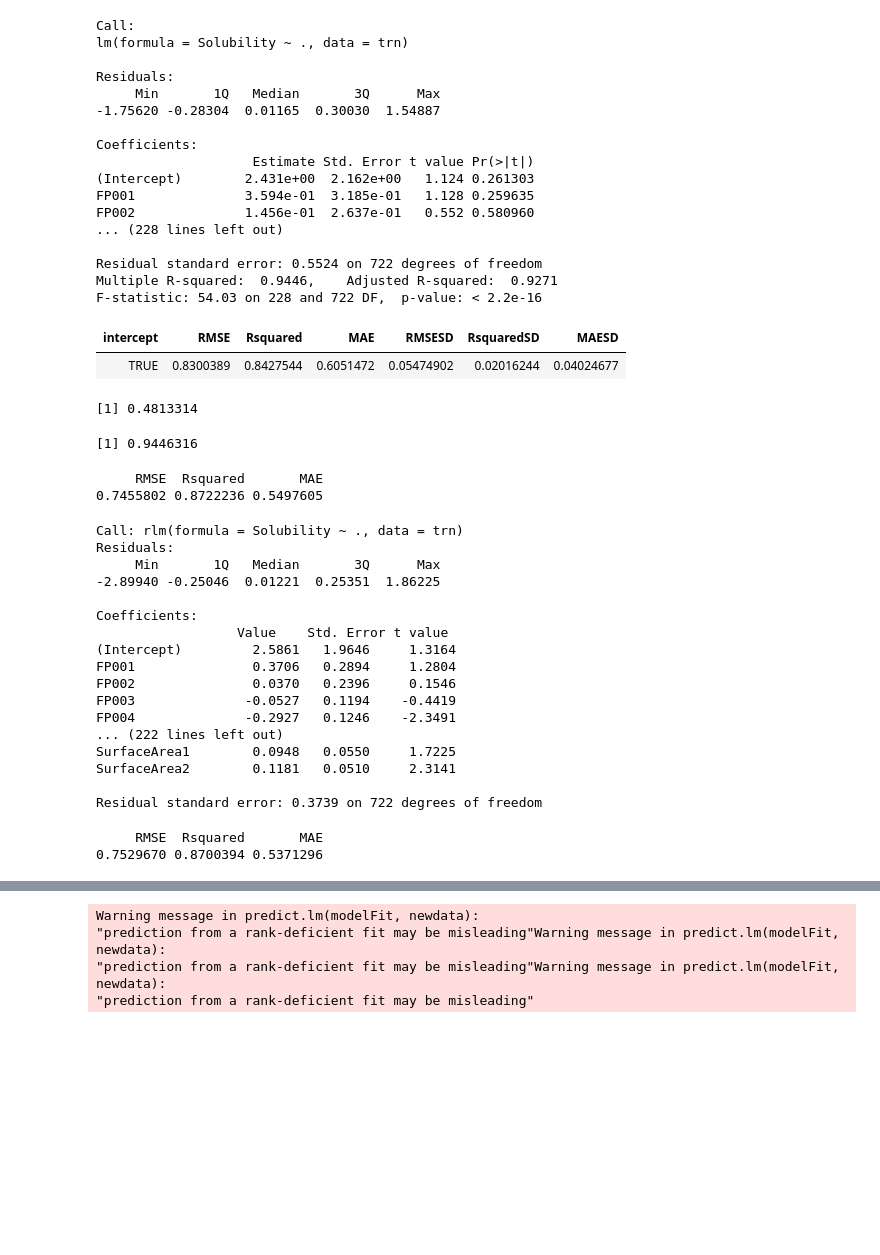
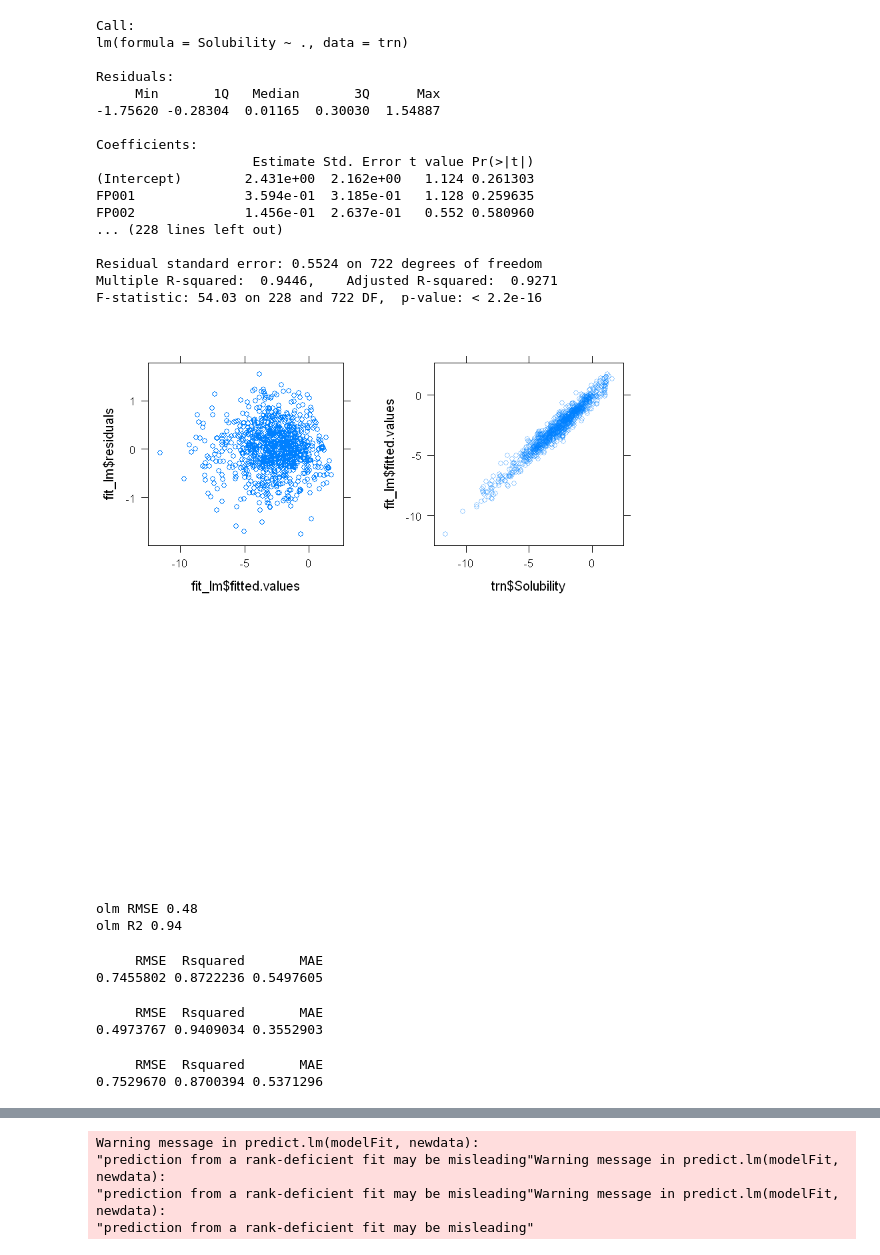
Before and after one commit to Randallzoeng/BookClub, a Jupyter notebook: AppliedPredictiveModeling/Chap. 6 Linear Regression and Its Cousins.ipynb, the cells around one changed output, grey strips where cells are left out. Saved outputs shown, nothing was run; the diff lists cells and outputs as text; code cells hidden in the pictures; blank space fills up the shorter version.

```diff
--- a/AppliedPredictiveModeling/Chap. 6 Linear Regression and Its Cousins.ipynb
+++ b/AppliedPredictiveModeling/Chap. 6 Linear Regression and Its Cousins.ipynb
@@ -134,13 +138,21 @@ FP002              1.456e-01  2.637e-01   0.552 0.580960
 Residual standard error: 0.5524 on 722 degrees of freedom
 Multiple R-squared:  0.9446,    Adjusted R-squared:  0.9271
 F-statistic: 54.03 on 228 and 722 DF,  p-value: < 2.2e-16
+# %%
+library(lattice)
+p1 <- xyplot(fit_lm$residuals~fit_lm$fitted.values)
+p2 <- xyplot(fit_lm$fitted.values~trn$Solubility,alpha=0.4)
+
+library(gridExtra)
+grid.arrange(p1, p2, ncol=2,nrow=2)
+# %% [output]
+[figure, added]
 # %%
-fit_lm$results
-RMSE(pred = fit_lm$finalModel$fitted.values,obs = solTrainY)
-R2(pred = fit_lm$finalModel$fitted.values,obs = solTrainY)
+library(caret)
+cat("olm RMSE",round(RMSE(pred = fit_lm$fitted.values,obs=trn$Solubility),2))
+cat("\n")
+cat("olm R2",round(R2(pred = fit_lm$fitted.values,obs=trn$Solubility),2))
 # %% [output]
-| intercept | RMSE | Rsquared | MAE | RMSESD | RsquaredSD | MAESD |
-| TRUE | 0.8300389 | 0.8427544 | 0.6051472 | 0.05474902 | 0.02016244 | 0.04024677 |
-[1] 0.4813314
+olm RMSE 0.48
+olm R2 0.94
-[1] 0.9446316
 # %%
@@ -156,28 +167,15 @@ defaultSummary(values_lm)
 #robust linear regression
 library(MASS)
 fit_rlm <- rlm(Solubility~.,data=trn)
-summary(fit_rlm)
+#summary(fit_rlm)
+values_rlm_trn <- data.frame(obs=solTrainY,pred=fit_rlm$fitted.values)
+defaultSummary(values_rlm_trn)
 
 pred_rlm <- predict(fit_rlm,newdata = solTestXtrans)
-values_rlm <- data.frame(obs=solTestY,pred=pred_rlm)
-defaultSummary(values_rlm)
+values_rlm_test <- data.frame(obs=solTestY,pred=pred_rlm)
+defaultSummary(values_rlm_test)
 # %% [output]
-Call: rlm(formula = Solubility ~ ., data = trn)
-Residuals:
-     Min       1Q   Median       3Q      Max
--2.89940 -0.25046  0.01221  0.25351  1.86225
-
-Coefficients:
-                  Value    Std. Error t value
-(Intercept)         2.5861   1.9646     1.3164
-FP001               0.3706   0.2894     1.2804
-FP002               0.0370   0.2396     0.1546
-FP003              -0.0527   0.1194    -0.4419
-FP004              -0.2927   0.1246    -2.3491
-... (222 lines left out)
-SurfaceArea1        0.0948   0.0550     1.7225
-SurfaceArea2        0.1181   0.0510     2.3141
-
-Residual standard error: 0.3739 on 722 degrees of freedom
+     RMSE  Rsquared       MAE
+0.4973767 0.9409034 0.3552903
      RMSE  Rsquared       MAE
 0.7529670 0.8700394 0.5371296
```
Also changed, not shown: parts of 31 cells of this notebook.
